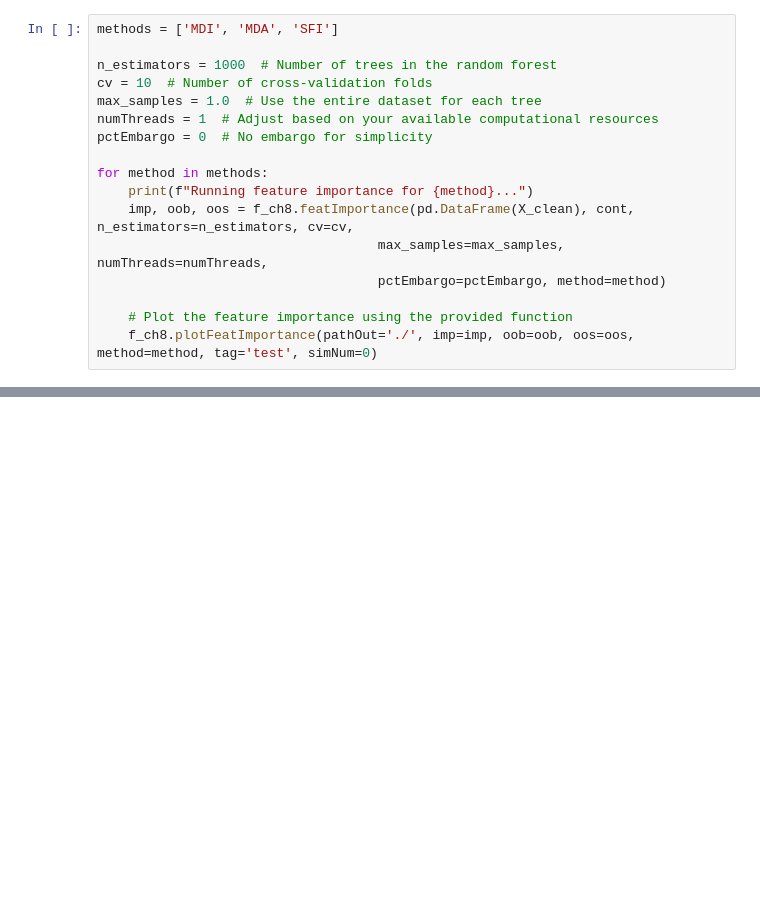
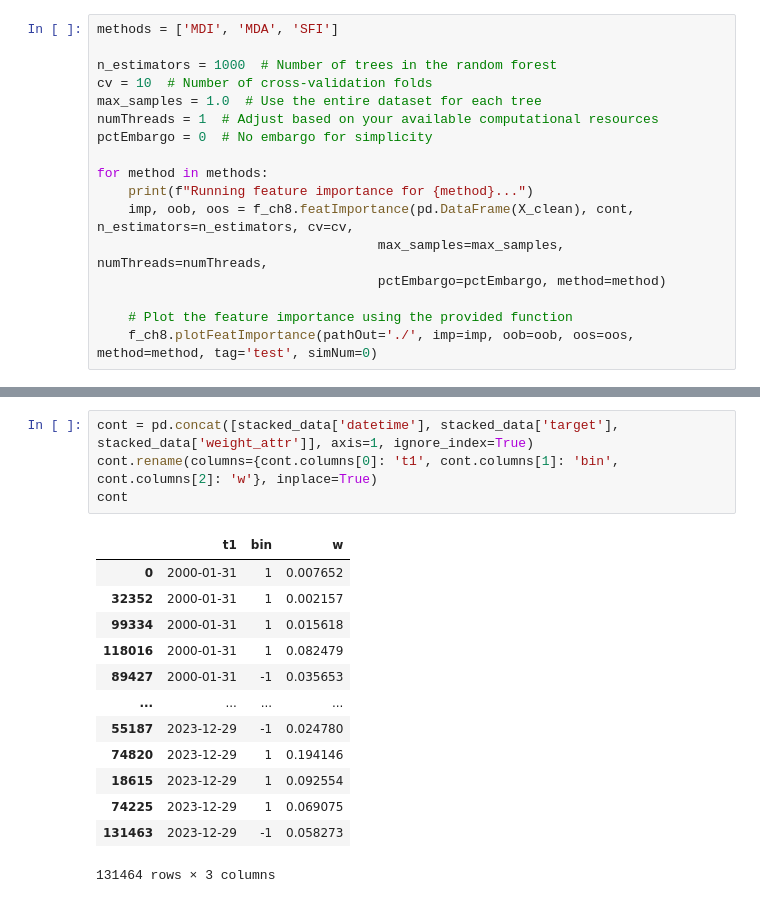
Before and after one commit to theAayushbajaj/mcgill_fiam, a Jupyter notebook: notebooks/04_inspect_nas.ipynb, the cells around one changed output, grey strips where cells are left out. Cells and saved outputs as stored; diff of their text form; blank space fills up the shorter version.

```diff
--- a/notebooks/04_inspect_nas.ipynb
+++ b/notebooks/04_inspect_nas.ipynb
@@ -283,0 +561,18 @@ for method in methods:
+# %%
+cont = pd.concat([stacked_data['datetime'], stacked_data['target'], stacked_data['weight_attr']], axis=1, ignore_index=True)
+cont.rename(columns={cont.columns[0]: 't1', cont.columns[1]: 'bin', cont.columns[2]: 'w'}, inplace=True)
+cont
+# %% [output]
+|  | t1 | bin | w |
+| 0 | 2000-01-31 | 1 | 0.007652 |
+| 32352 | 2000-01-31 | 1 | 0.002157 |
+| 99334 | 2000-01-31 | 1 | 0.015618 |
+| 118016 | 2000-01-31 | 1 | 0.082479 |
+| 89427 | 2000-01-31 | -1 | 0.035653 |
+| ... | ... | ... | ... |
+| 55187 | 2023-12-29 | -1 | 0.024780 |
+| 74820 | 2023-12-29 | 1 | 0.194146 |
+| 18615 | 2023-12-29 | 1 | 0.092554 |
+| 74225 | 2023-12-29 | 1 | 0.069075 |
+| 131463 | 2023-12-29 | -1 | 0.058273 |
+131464 rows × 3 columns
```
Also changed, not shown: parts of 27 cells of this notebook.
